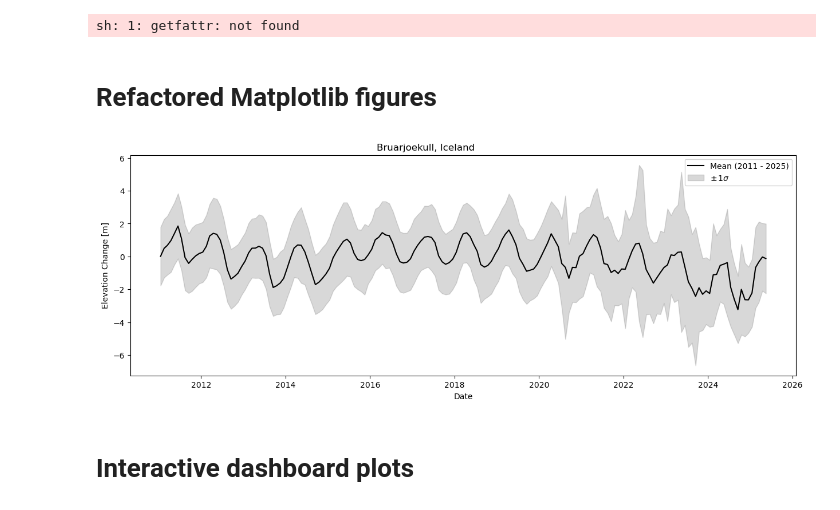
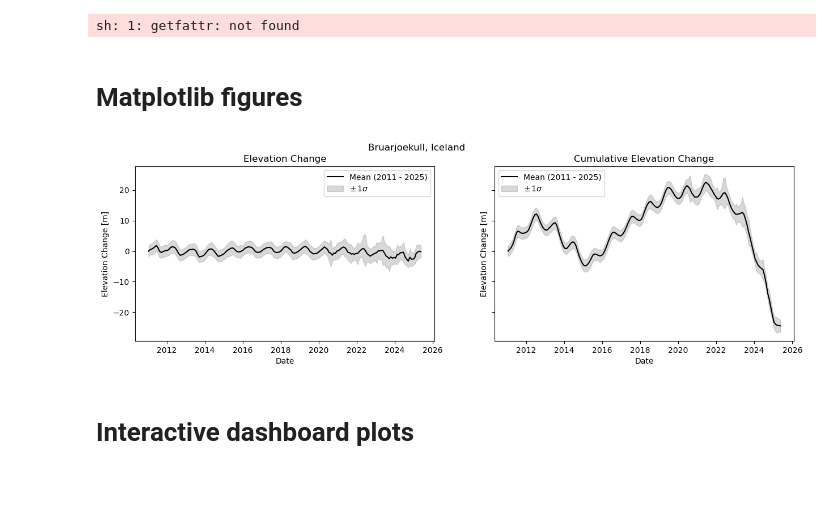
Before and after one commit to gampnico/oggm-scripts, a Jupyter notebook: notebooks/l1_dashboard_mockup.ipynb, the cells around one changed output. Drawn from its saved outputs; the diff is of its cells as text; code cells hidden in the pictures.

Commit message:
feat: add cumulative elevation change with matplotlib

```diff
--- a/notebooks/l1_dashboard_mockup.ipynb
+++ b/notebooks/l1_dashboard_mockup.ipynb
@@ -371,33 +371,47 @@ dash.data
 datacube = dash.data["datacube"]
 gdir = dash.data["gdir"]
 # %% [markdown]
-# Refactored Matplotlib figures
+# Matplotlib figures
 # %%
-def plot_eolis_timeseries(datacube, gdir, years=None, engine="matplotlib"):
+def plot_eolis_timeseries(datacube, gdir, cumulative=False, ax=None):
     dataset = xr.decode_cf(datacube.ds)
 
-    if engine=="matplotlib":
-        rcParams["text.usetex"]
+    rcParams["text.usetex"]
+    if not ax:
         fig, ax = plt.subplots(figsize=(15, 5))
-        mean_period = f"{dataset.t[0].dt.year.values} - {dataset.t[-1].dt.year.values}"
-        dataset.eolis_elevation_change_timeseries.plot(ax=ax, color="k", label=f"Mean ({mean_period})")
-        ax.fill_between(
-            dataset.t,
-            dataset.eolis_elevation_change_timeseries - dataset.eolis_elevation_change_sigma_timeseries,
-            dataset.eolis_elevation_change_timeseries + dataset.eolis_elevation_change_sigma_timeseries,
-            alpha=0.3,
-            label="$\pm\,1\sigma$",
-            color="grey"
-        )
-        ax.set_ylabel("Elevation Change [m]")
-        ax.set_xlabel("Date")
-        ax.set_title(f"{gdir.name}, {gdir.rgi_subregion_name.split(': ')[1]}")
-        ax.legend()
-        return fig, ax
+    mean_period = f"{dataset.t[0].dt.year.values} - {dataset.t[-1].dt.year.values}"
+    if not cumulative:
+        mean_timeseries = dataset.eolis_elevation_change_timeseries
+        title = "Elevation Change"
+    else:
+        mean_timeseries = dataset.eolis_elevation_change_timeseries.cumsum()
+        title = "Cumulative Elevation Change"
 
-fig, ax = plot_eolis_timeseries(datacube=datacube, gdir=gdir)
+    mean_timeseries.plot(ax=ax, color="k", label=f"Mean ({mean_period})")
+    ax.fill_between(
+        dataset.t,
+        mean_timeseries - dataset.eolis_elevation_change_sigma_timeseries,
+        mean_timeseries + dataset.eolis_elevation_change_sigma_timeseries,
+        alpha=0.3,
+        label="$\pm\,1\sigma$",
+        color="grey"
+    )
+    ax.set_ylabel("Elevation Change [m]")
+    ax.set_xlabel("Date")
+    # ax.set_title(f"{gdir.name}, {gdir.rgi_subregion_name.split(': ')[1]}")
+    ax.set_title(title)
+    ax.legend()
+    return ax
+
+fig, ax = plt.subplots(figsize=(15,4), sharey=True, ncols=2)
+ax[0] = plot_eolis_timeseries(datacube=datacube, gdir=gdir, cumulative=False, ax=ax[0])
+ax[1] = plot_eolis_timeseries(datacube=datacube, gdir=gdir, cumulative=True, ax=ax[1])
+glacier_name = dash.data["gdir"].name
+region_name = dash.data["gdir"].rgi_subregion_name.split(": ")[1]
+title = f"{glacier_name}, {region_name}"
+fig.suptitle(title);
 # %% [output]
-[figure, old version]
+[figure, new version]
 # %% [markdown]
 # Interactive dashboard plots
 # %%
```
Also changed, not shown: parts of 1 cell of this notebook.
